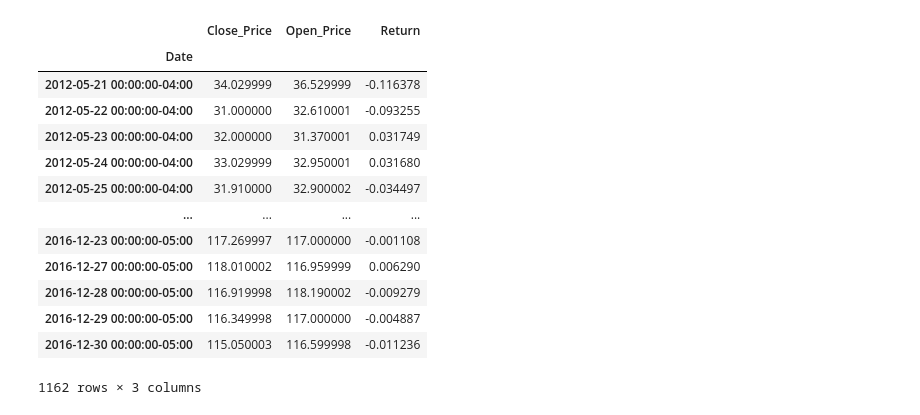
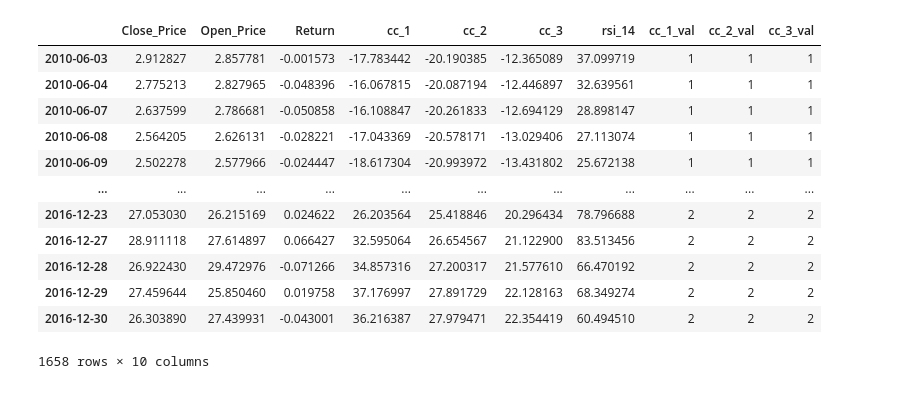
Before and after one commit to myonster/eventbasedbacktester, a Jupyter notebook: IS4226 - Final-Term Project/Group6_FinalTerm.ipynb, the cells around one changed output. Saved outputs shown, nothing was run; the diff lists cells and outputs as text; code cells hidden in the pictures.

```diff
--- a/IS4226 - Final-Term Project/Group6_FinalTerm.ipynb
+++ b/IS4226 - Final-Term Project/Group6_FinalTerm.ipynb
@@ -83,7 +83,7 @@ def CC_RSI_strategy(df,num):
         cc_crossed_above_zero = False
         rsi_crossed_40_below = False
         rsi_crossed_70_above = False
-        val = [0]
+        val = [1]
         for day in range(1,len(df)):
             # Generate strat
             cc_current = df.iloc[day][f'cc_{var}']
@@ -93,11 +93,11 @@ def CC_RSI_strategy(df,num):
             if cc_crossed_above_zero:
                 # check rsi
                 if rsi_crossed_40_below or rsi_current > 50:
+                    val.append(3)
+                elif rsi_crossed_70_above or rsi_current < 50:
                     val.append(2)
-                elif rsi_crossed_70_above or rsi_current < 50:
-                    val.append(0)
                 else:
-                    val.append(-2)
+                    val.append(1)
 
                 if cc_current <= 0:
                     cc_crossed_above_zero = False
@@ -108,11 +108,11 @@ def CC_RSI_strategy(df,num):
                 # continue
             else:
                 if rsi_crossed_40_below or rsi_current > 50:
-                    val.append(0)
+                    val.append(2)
                 elif rsi_crossed_70_above or rsi_current < 50:
-                    val.append(-2)
+                    val.append(1)
                 else:
-                    val.append(0)
+                    val.append(3)
             # Check if CC has crossed above zero
             if cc_current > 0 and cc_prev <= 0:
                 cc_crossed_above_zero = True
@@ -170,6 +170,7 @@ class Stock():
     bt_data["Open_Price"] = hist_stock["Open"]
     bt_data["Return"] = np.log(bt_data["Close_Price"] / bt_data["Close_Price"].shift(1))
     bt_data = bt_data.dropna()
+    bt_data.index = bt_data.index.date
     self.data = bt_data
 
   def close_graph(self):
@@ -196,20 +214,28 @@ class Stock():
 # %%
 # First load the stock
-META = Stock(symbol = 'META', start = '2010-01-10', end = '2016-12-31', interval = '1d', transcation_cost = 0, strategy=CC_RSI_strategy, verbose=True)
-AAPL = Stock(symbol = 'AAPL', start = '2010-01-10', end = '2016-12-31', interval = '1d', transcation_cost = 0, strategy=CC_RSI_strategy, verbose = True)
-AMZN = Stock(symbol = 'AMZN', start = '2010-01-10', end = '2016-12-31', interval = '1d', transcation_cost = 0, strategy=CC_RSI_strategy, verbose = True)
-NFLX = Stock(symbol = 'NFLX', start = '2010-01-10', end = '2016-12-31', interval = '1d', transcation_cost = 0, strategy=CC_RSI_strategy, verbose = True)
-GOOGL = Stock(symbol = 'GOOGL', start = '2010-01-10', end = '2016-12-31', interval = '1d', transcation_cost = 0, strategy=CC_RSI_strategy, verbose = True)
+
+NVDA = Stock(symbol = 'NVDA', start = '2010-01-01', end = '2016-12-31', interval = '1d', transcation_cost = 0, strategy=CC_RSI_strategy, verbose=True)
+AAPL = Stock(symbol = 'AAPL', start = '2010-01-01', end = '2016-12-31', interval = '1d', transcation_cost = 0, strategy=CC_RSI_strategy, verbose = True)
+AMZN = Stock(symbol = 'AMZN', start = '2010-01-01', end = '2016-12-31', interval = '1d', transcation_cost = 0, strategy=CC_RSI_strategy, verbose = True)
+NFLX = Stock(symbol = 'NFLX', start = '2010-01-01', end = '2016-12-31', interval = '1d', transcation_cost = 0, strategy=CC_RSI_strategy, verbose = True)
+GOOGL = Stock(symbol = 'GOOGL', start = '2010-01-01', end = '2016-12-31', interval = '1d', transcation_cost = 0, strategy=CC_RSI_strategy, verbose = True)
 
 # Load the Portfolio with stocks
 CC_RSI_portfolio = Portfolio(
-    {'META' : META,
+    {'NVDA' : NVDA,
     'AAPL' : AAPL,
     'AMZN' : AAPL,
     'NFLX' : NFLX,
     'GOOGL' : GOOGL
     }, 500000)
 
+
+var = 3
+CC_RSI_portfolio.stocks['NVDA'].load_strategy(var)
+CC_RSI_portfolio.stocks['AAPL'].load_strategy(var)
+CC_RSI_portfolio.stocks['AMZN'].load_strategy(var)
+CC_RSI_portfolio.stocks['NFLX'].load_strategy(var)
+CC_RSI_portfolio.stocks['GOOGL'].load_strategy(var)
 #Example of calls
 # CC_RSI_portfolio.stocks['AAPL'].data
 # CC_RSI_portfolio.stocks['AAPL'].load_strategy()
@@ -218,19 +244,18 @@ CC_RSI_portfolio = Portfolio(
 # CC_RSI_portfolio.stocks['AAPL'].realised_balance(1)
 # CC_RSI_portfolio.stocks['AAPL'].unrealised_balance(1)
 # %%
-CC_RSI_portfolio.stocks['META'].data
+CC_RSI_portfolio.stocks['NVDA'].data
 # %% [output]
-|  | Close_Price | Open_Price | Return |
-| Date |  |  |  |
-| 2012-05-21 00:00:00-04:00 | 34.029999 | 36.529999 | -0.116378 |
-| 2012-05-22 00:00:00-04:00 | 31.000000 | 32.610001 | -0.093255 |
-| 2012-05-23 00:00:00-04:00 | 32.000000 | 31.370001 | 0.031749 |
-| 2012-05-24 00:00:00-04:00 | 33.029999 | 32.950001 | 0.031680 |
-| 2012-05-25 00:00:00-04:00 | 31.910000 | 32.900002 | -0.034497 |
-| ... | ... | ... | ... |
-| 2016-12-23 00:00:00-05:00 | 117.269997 | 117.000000 | -0.001108 |
-| 2016-12-27 00:00:00-05:00 | 118.010002 | 116.959999 | 0.006290 |
-| 2016-12-28 00:00:00-05:00 | 116.919998 | 118.190002 | -0.009279 |
-| 2016-12-29 00:00:00-05:00 | 116.349998 | 117.000000 | -0.004887 |
-| 2016-12-30 00:00:00-05:00 | 115.050003 | 116.599998 | -0.011236 |
+|  | Close_Price | Open_Price | Return | cc_1 | cc_2 | cc_3 | rsi_14 | cc_1_val | cc_2_val | cc_3_val |
+| 2010-06-03 | 2.912827 | 2.857781 | -0.001573 | -17.783442 | -20.190385 | -12.365089 | 37.099719 | 1 | 1 | 1 |
+| 2010-06-04 | 2.775213 | 2.827965 | -0.048396 | -16.067815 | -20.087194 | -12.446897 | 32.639561 | 1 | 1 | 1 |
+| 2010-06-07 | 2.637599 | 2.786681 | -0.050858 | -16.108847 | -20.261833 | -12.694129 | 28.898147 | 1 | 1 | 1 |
+| 2010-06-08 | 2.564205 | 2.626131 | -0.028221 | -17.043369 | -20.578171 | -13.029406 | 27.113074 | 1 | 1 | 1 |
+| 2010-06-09 | 2.502278 | 2.577966 | -0.024447 | -18.617304 | -20.993972 | -13.431802 | 25.672138 | 1 | 1 | 1 |
+| ... | ... | ... | ... | ... | ... | ... | ... | ... | ... | ... |
+| 2016-12-23 | 27.053030 | 26.215169 | 0.024622 | 26.203564 | 25.418846 | 20.296434 | 78.796688 | 2 | 2 | 2 |
+| 2016-12-27 | 28.911118 | 27.614897 | 0.066427 | 32.595064 | 26.654567 | 21.122900 | 83.513456 | 2 | 2 | 2 |
+| 2016-12-28 | 26.922430 | 29.472976 | -0.071266 | 34.857316 | 27.200317 | 21.577610 | 66.470192 | 2 | 2 | 2 |
+| 2016-12-29 | 27.459644 | 25.850460 | 0.019758 | 37.176997 | 27.891729 | 22.128163 | 68.349274 | 2 | 2 | 2 |
+| 2016-12-30 | 26.303890 | 27.439931 | -0.043001 | 36.216387 | 27.979471 | 22.354419 | 60.494510 | 2 | 2 | 2 |
-1162 rows × 3 columns
+1658 rows × 10 columns
```
Also changed, not shown: parts of 17 cells of this notebook.
